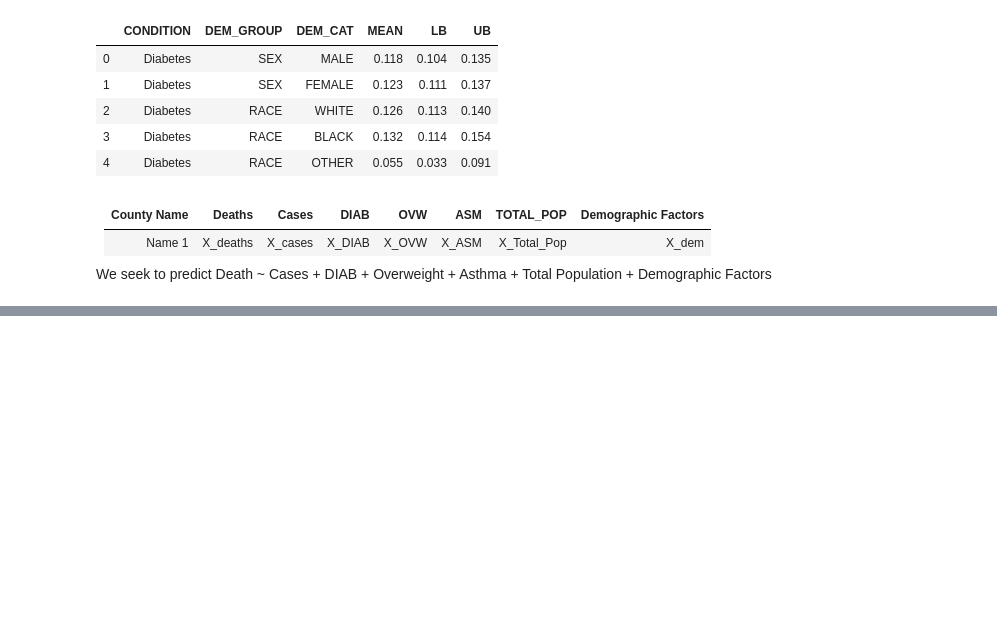
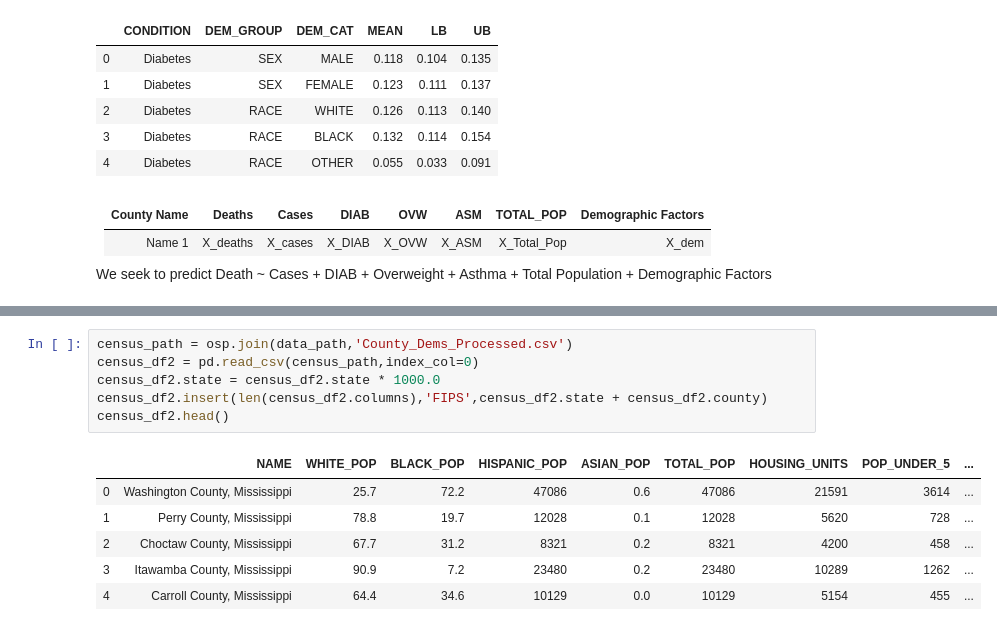
Before and after one commit to jemorgan1000/Regression_Final_Project, a Jupyter notebook: Notebooks/Preliminary_Analysis.ipynb, the cells around one changed output, grey strips where cells are left out. Saved outputs shown, nothing was run; the diff lists cells and outputs as text; blank space fills up the shorter version.

```diff
--- a/Notebooks/Preliminary_Analysis.ipynb
+++ b/Notebooks/Preliminary_Analysis.ipynb
@@ -270,0 +247,13 @@ We seek to predict Death ~ Cases + DIAB + Overweight + Asthma + Total Population
+# %%
+census_path = osp.join(data_path,'County_Dems_Processed.csv')
+census_df2 = pd.read_csv(census_path,index_col=0)
+census_df2.state = census_df2.state * 1000.0
+census_df2.insert(len(census_df2.columns),'FIPS',census_df2.state + census_df2.county)
+census_df2.head()
+# %% [output]
+|  | NAME | WHITE_POP | BLACK_POP | HISPANIC_POP | ASIAN_POP | TOTAL_POP | HOUSING_UNITS | POP_UNDER_5 | ... |
+| 0 | Washington County, Mississippi | 25.7 | 72.2 | 47086 | 0.6 | 47086 | 21591 | 3614 | ... |
+| 1 | Perry County, Mississippi | 78.8 | 19.7 | 12028 | 0.1 | 12028 | 5620 | 728 | ... |
+| 2 | Choctaw County, Mississippi | 67.7 | 31.2 | 8321 | 0.2 | 8321 | 4200 | 458 | ... |
+| 3 | Itawamba County, Mississippi | 90.9 | 7.2 | 23480 | 0.2 | 23480 | 10289 | 1262 | ... |
+| 4 | Carroll County, Mississippi | 64.4 | 34.6 | 10129 | 0.0 | 10129 | 5154 | 455 | ... |
```
Also changed, not shown: parts of 13 cells of this notebook, 11 other files.
